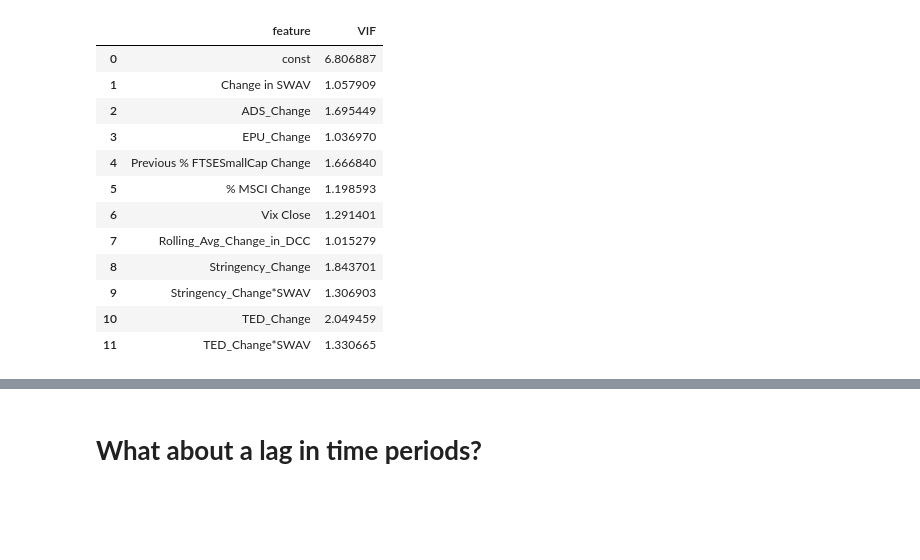
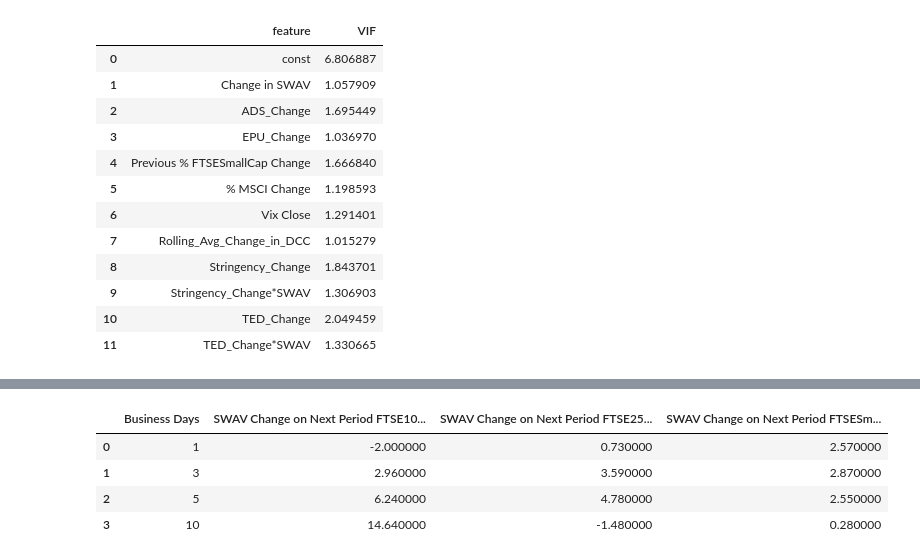
Before and after one commit to ThalyaGIT/UK-Music-Index-Returns, a Jupyter notebook: 3_data-analysis_notebooks/proposal.ipynb, the cells around one changed output, grey strips where cells are left out. Drawn from its saved outputs; the diff is of its cells as text; code cells hidden in the pictures; blank space fills up the shorter version.

```diff
--- a/3_data-analysis_notebooks/proposal.ipynb
+++ b/3_data-analysis_notebooks/proposal.ipynb
@@ -689,14 +817,14 @@ for days in days_list:
         df.loc[:, 'TED_Change*SWAV'] = df['Change in SWAV'] * df['TED_Change']
 
         # Define the dependent variable
-        y = df[f'% {index} Change']
+        y = df[f'Next % {index} Change']
 
         # Define the independent variables
         X = df[['Change in SWAV',
                 'ADS_Change',
                 'EPU_Change',
-                f'Previous % {index} Change',
-                '% MSCI Change',
+                f'% {index} Change',
+                'Next % MSCI Change',
                 'Vix Close',
                 'Rolling_Avg_Change_in_DCC',
                 'Stringency_Change',
@@ -734,6 +862,6 @@ for days in days_list:
 # Define column names dynamically, ensuring "Days" is the first column
 columns = ['Business Days']
 for index in indices:
-    columns.extend([f'SWAV Change on {index} Change'])
+    columns.extend([f'SWAV Change on Next Period {index} Change'])
 
 # Convert the results list to a DataFrame, extracting only the coefficients
@@ -741,29 +869,33 @@
 
 # Define a function to apply the styling based on significance
 def color_rows(row, original_results):
     colors = []
     for i in range(1, len(row)):  # Skip Days, then iterate through Coefs
         # Safely access the original tuple
         item = original_results[row.name][i]
         if isinstance(item, tuple):
             coef, p_value = item
             if coef is not None and p_value < 0.1:  # Only color if p-value < 0.1 (significant)
                 if coef > 0:
-                    colors.append('background-color: green')
+                    colors.append('background-color: lightgreen')
                 elif coef < 0:
-                    colors.append('background-color: red')
+                    colors.append('background-color: lightpink')
                 else:
                     colors.append('')
             else:
                 colors.append('')  # No color for non-significant or None
         else:
             colors.append('')  # No color if item is not a tuple
     return [''] * 1 + colors  # No coloring for Days
 
 # Apply the function to each row of the DataFrame, passing the original results
 styled_df = results_df.style.apply(color_rows, axis=1, original_results=results)
 
 # Display the styled DataFrame (in Jupyter or similar environments)
 styled_df
+# %% [output]
+|  | Business Days | SWAV Change on Next Period FTSE10... | SWAV Change on Next Period FTSE25... | SWAV Change on Next Period FTSESm... |
+| 0 | 1 | -2.000000 | 0.730000 | 2.570000 |
+| 1 | 3 | 2.960000 | 3.590000 | 2.870000 |
+| 2 | 5 | 6.240000 | 4.780000 | 2.550000 |
+| 3 | 10 | 14.640000 | -1.480000 | 0.280000 |
-# %% [markdown]
-# **What about a lag in time periods?**
```
Also changed, not shown: parts of 8 cells of this notebook.
